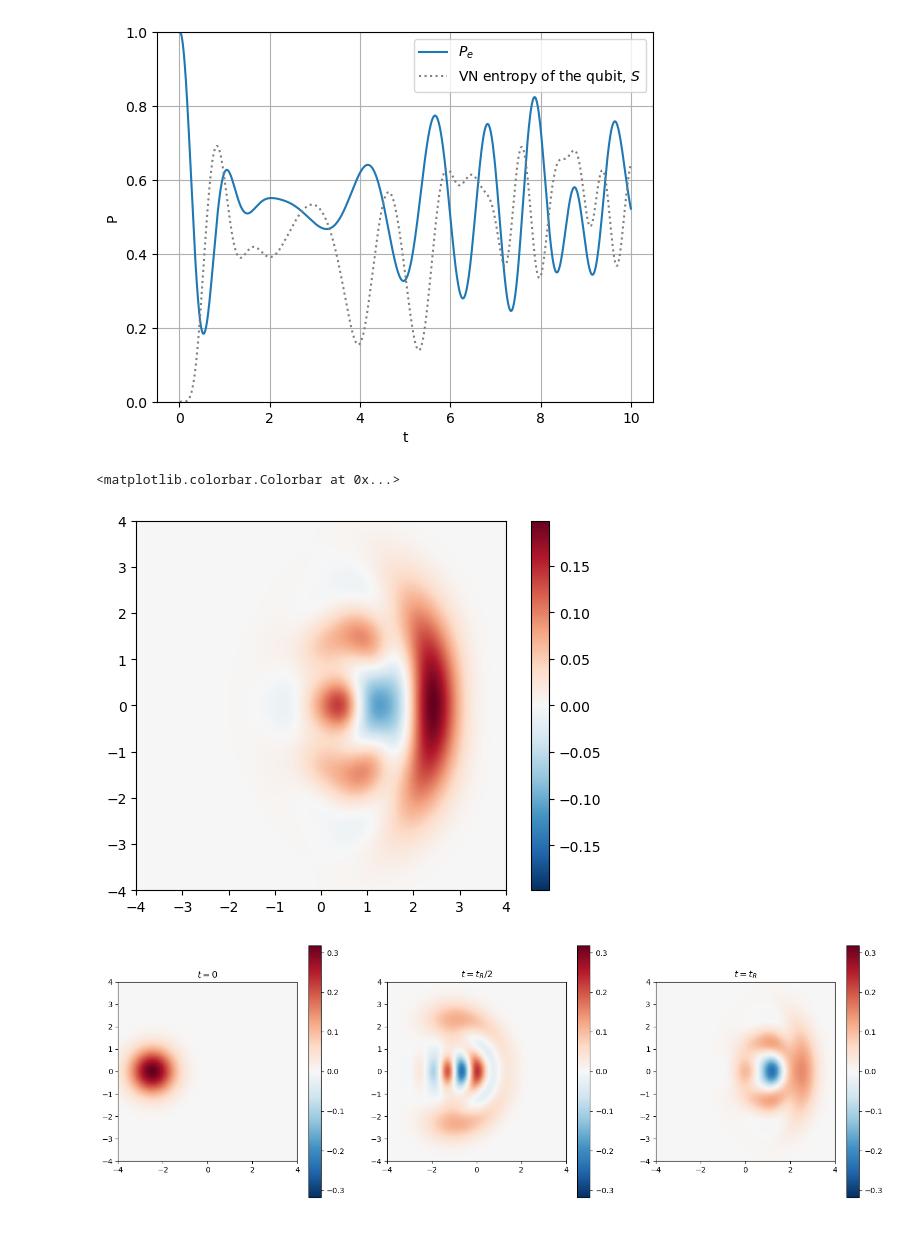
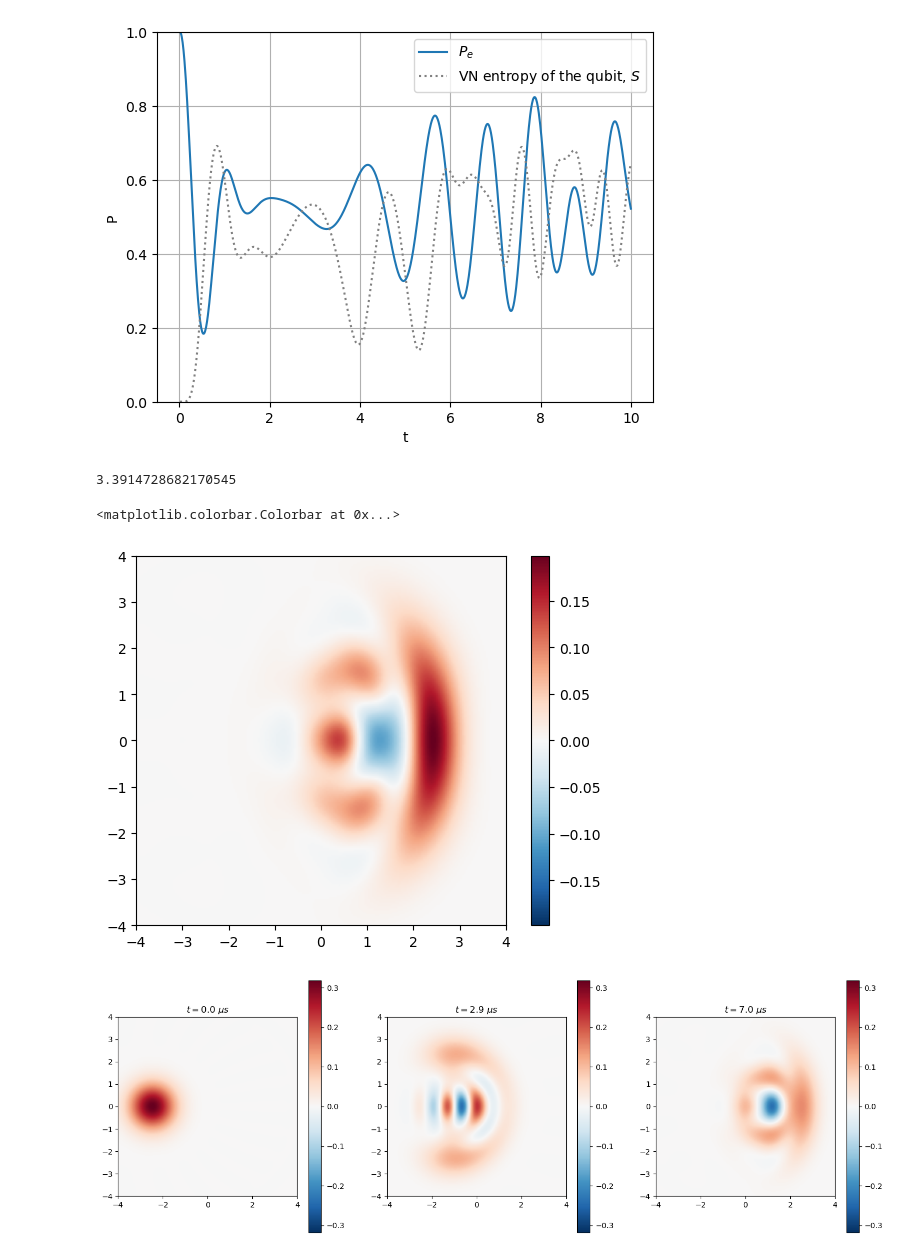
Before and after one commit to jan-chelmecki/ENS-Quantum-Optics-Homework, a Jupyter notebook: HW4_Chelmecki.ipynb, the cells around one changed output. Cells and saved outputs as stored; diff of their text form; code cells hidden in the pictures.

```diff
--- a/HW4_Chelmecki.ipynb
+++ b/HW4_Chelmecki.ipynb
@@ -55,28 +55,29 @@ plt.legend()
 [figure]
 # %%
 t = t_R/2
+print(t)
 rho = result.states[int(N_Steps*t_R/T)].ptrace(1)
 W = wigner(rho, xvec, yvec)
 W_max = np.max(abs(W))
 plt.imshow(W,cmap="RdBu_r",vmin=-W_max,vmax=W_max, extent=[-xmax,xmax,-xmax,xmax], aspect=1)
 plt.colorbar()
 # %% [output]
-<matplotlib.colorbar.Colorbar at 0x...>
+3.3914728682170545
+<matplotlib.colorbar.Colorbar at 0x...>
 [figure]
 # %%
 time_obs = [0.0, 2.9, 7.0]
 rho = [result.states[int(N_Steps/T*time_obs[i])].ptrace(1) for i in range(3)]
 W = [wigner(rho[i], xvec, yvec) for i in range(3)]
 W_max = np.max([np.max(W[i]) for i in range(3)])
-title = ["$t = 0$", "$t = t_R/2$", "$t=t_R$"]
 
 f, ax = plt.subplots(1, 3, figsize=[18,6])
 for i in range(3):
     im = ax[i].imshow(W[i],cmap="RdBu_r",vmin=-W_max,vmax=W_max, extent=[-xmax,xmax,-xmax,xmax], aspect=1)
-    ax[i].set_title(title[i])
+    ax[i].set_title("$t = "+str(time_obs[i])+" \; \mu s$")
     f.colorbar(im)
 # %% [output]
-[figure, old version]
+[figure, new version]
 # %% [markdown]
 # Different amplitudes
 
```
Also changed, not shown: parts of 7 cells of this notebook.
